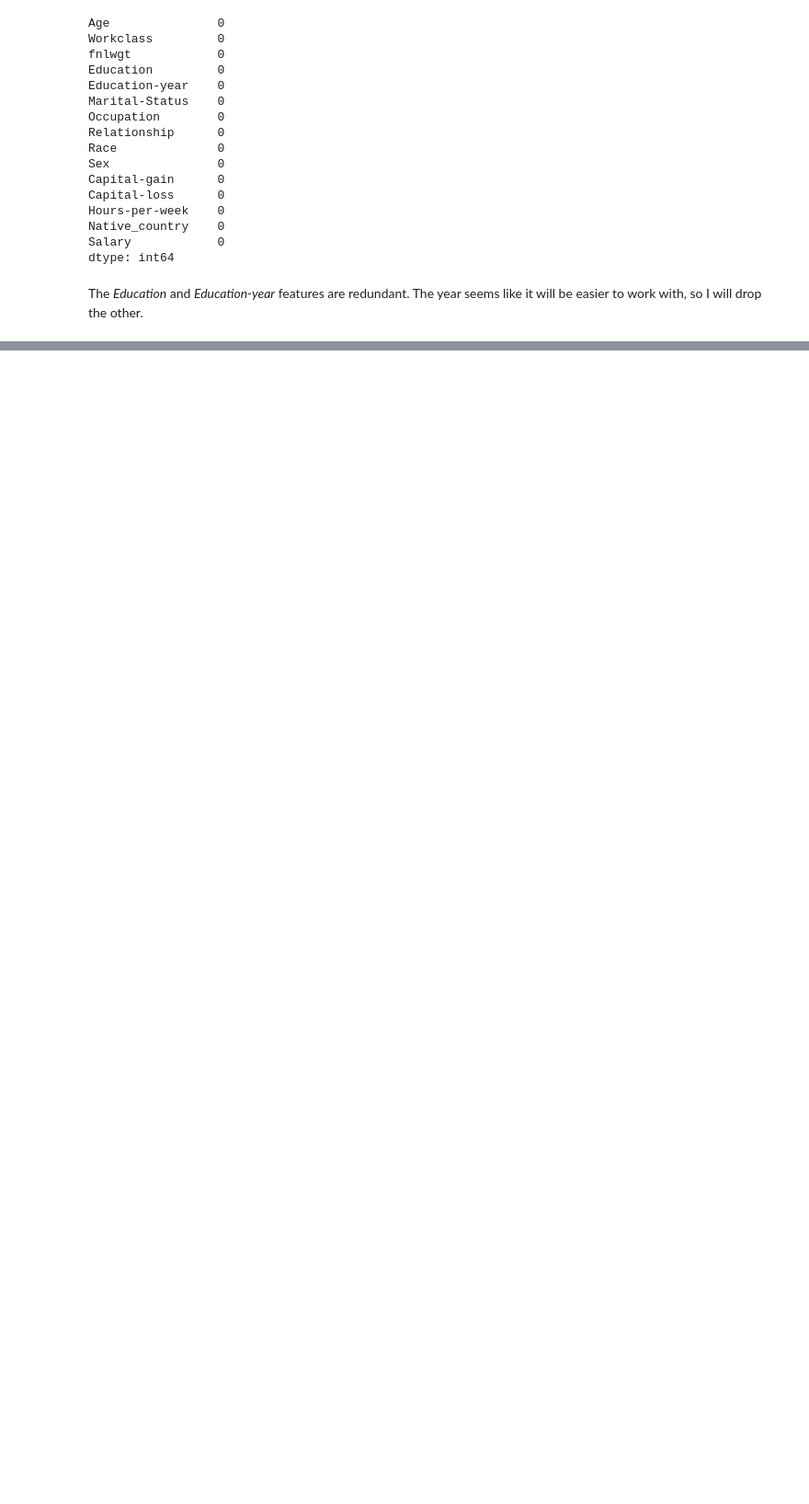
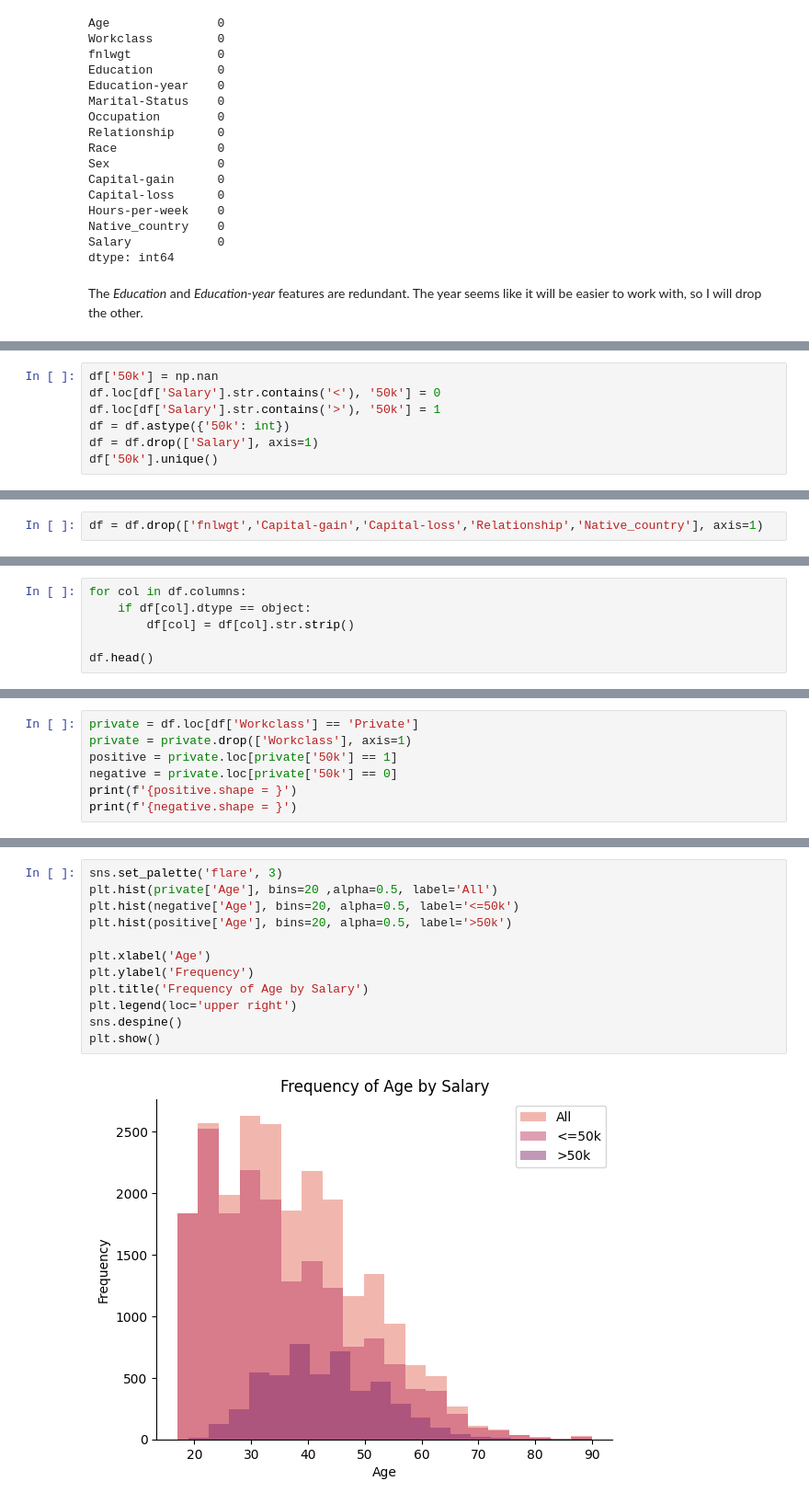
Before and after one commit to cockytrumpet/classification_project, a Jupyter notebook: project.ipynb, the cells around one changed output, grey strips where cells are left out. Shown at 92% size. Cells and saved outputs as stored; diff of their text form; blank space fills up the shorter version.

```diff
--- a/project.ipynb
+++ b/project.ipynb
@@ -107,0 +107,7 @@ For the next step I'd like to visuallize each feature against what I'll be tryin
+# %%
+df['50k'] = np.nan
+df.loc[df['Salary'].str.contains('<'), '50k'] = 0
+df.loc[df['Salary'].str.contains('>'), '50k'] = 1
+df = df.astype({'50k': int})
+df = df.drop(['Salary'], axis=1)
+df['50k'].unique()
@@ -107,0 +118,2 @@ For the next step I'd like to visuallize each feature against what I'll be tryin
+# %%
+df = df.drop(['fnlwgt','Capital-gain','Capital-loss','Relationship','Native_country'], axis=1)
@@ -107,0 +122,6 @@ For the next step I'd like to visuallize each feature against what I'll be tryin
+# %%
+for col in df.columns:
+    if df[col].dtype == object:
+        df[col] = df[col].str.strip()
+
+df.head()
@@ -107,0 +145,7 @@ For the next step I'd like to visuallize each feature against what I'll be tryin
+# %%
+private = df.loc[df['Workclass'] == 'Private']
+private = private.drop(['Workclass'], axis=1)
+positive = private.loc[private['50k'] == 1]
+negative = private.loc[private['50k'] == 0]
+print(f'{positive.shape = }')
+print(f'{negative.shape = }')
@@ -107,0 +171,14 @@ For the next step I'd like to visuallize each feature against what I'll be tryin
+# %%
+sns.set_palette('flare', 3)
+plt.hist(private['Age'], bins=20 ,alpha=0.5, label='All')
+plt.hist(negative['Age'], bins=20, alpha=0.5, label='<=50k')
+plt.hist(positive['Age'], bins=20, alpha=0.5, label='>50k')
+
+plt.xlabel('Age')
+plt.ylabel('Frequency')
+plt.title('Frequency of Age by Salary')
+plt.legend(loc='upper right')
+sns.despine()
+plt.show()
+# %% [output]
+[figure, added]
```
Also changed, not shown: parts of 35 cells of this notebook.
